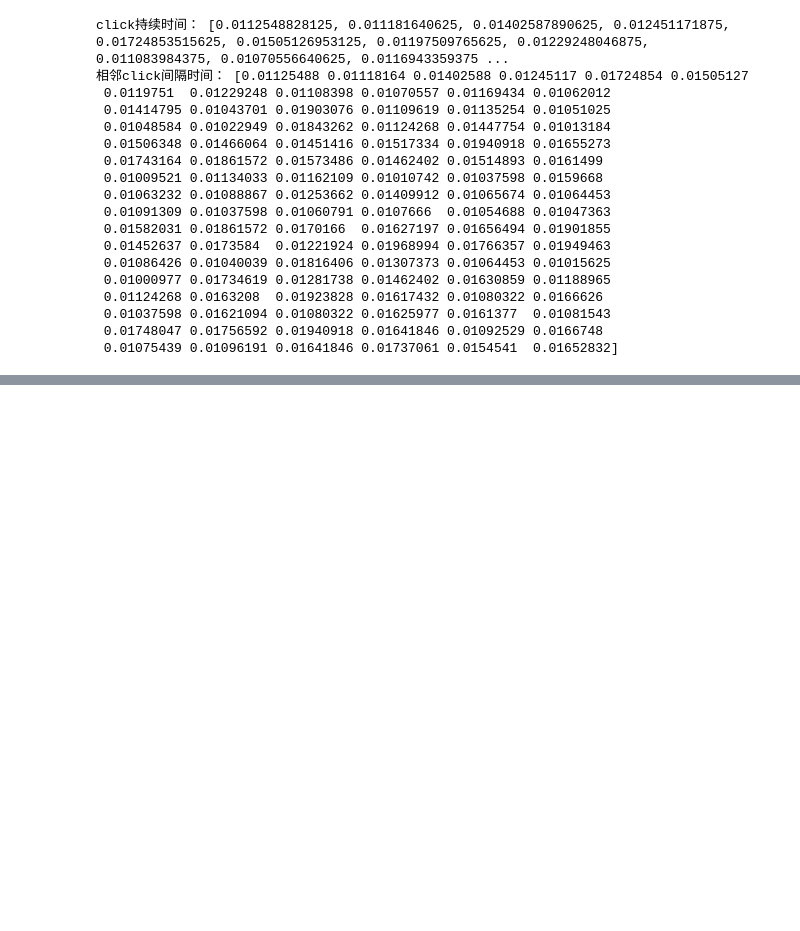
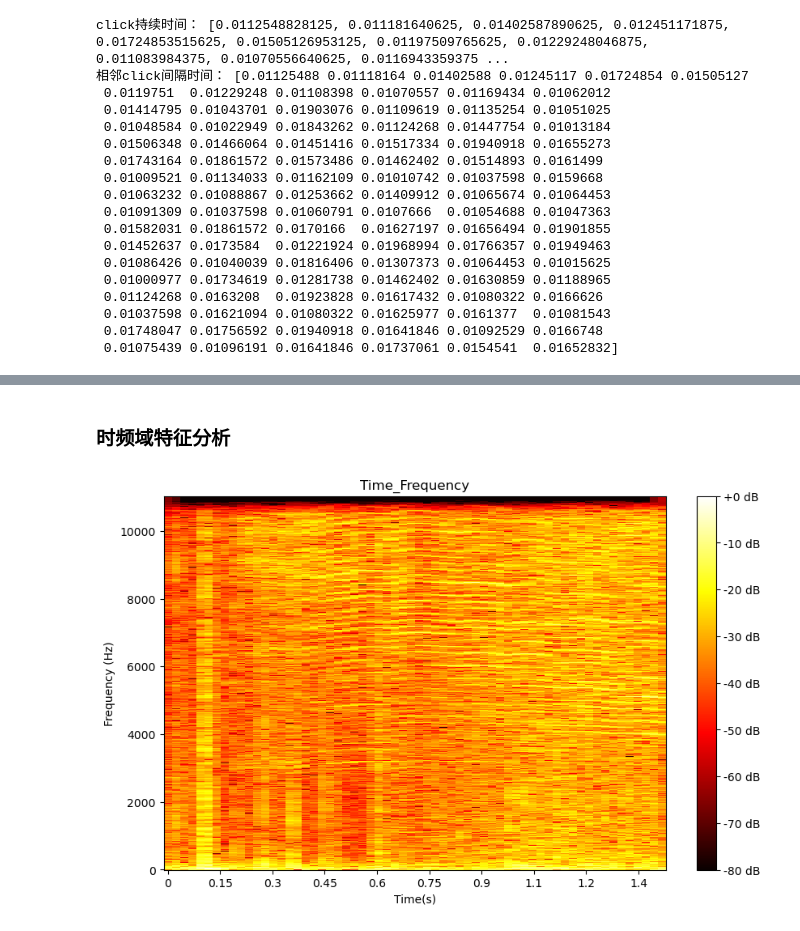
Before and after one commit to miraclebai/reproducibility, a Jupyter notebook: code/paper.ipynb, the cells around one changed output, grey strips where cells are left out. Saved outputs shown, nothing was run; the diff lists cells and outputs as text; code cells hidden in the pictures; blank space fills up the shorter version.

```diff
--- a/code/paper.ipynb
+++ b/code/paper.ipynb
@@ -158,0 +220,26 @@ click持续时间： [0.0112548828125, 0.011181640625, 0.01402587890625, 0.01245
+# %% [markdown]
+### 时频域特征分析
+# %%
+import librosa
+import librosa.display
+import matplotlib.pyplot as plt
+import numpy as np
+
+# 加载音频文件（
+file_path = '/Users/baijingyuan/jupyterPj/reproducibility/data/click.wav'
+y, sr = librosa.load(file_path)
+
+# 进行短时傅里叶变换（STFT）
+D = librosa.stft(y, n_fft = 2048)
+S_db = librosa.amplitude_to_db(np.abs(D), ref=np.max)
+
+# 绘制时频谱图
+plt.figure(figsize=(10, 6))
+librosa.display.specshow(S_db, sr=sr, x_axis='time', y_axis='hz', cmap='hot')
+plt.colorbar(format="%+2.0f dB")
+plt.title('Time_Frequency')
+plt.xlabel('Time(s)')
+plt.ylabel('Frequency (Hz)')
+plt.show()
+# %% [output]
+[figure, added]
```
Also changed, not shown: parts of 5 cells of this notebook, 3 other files.
